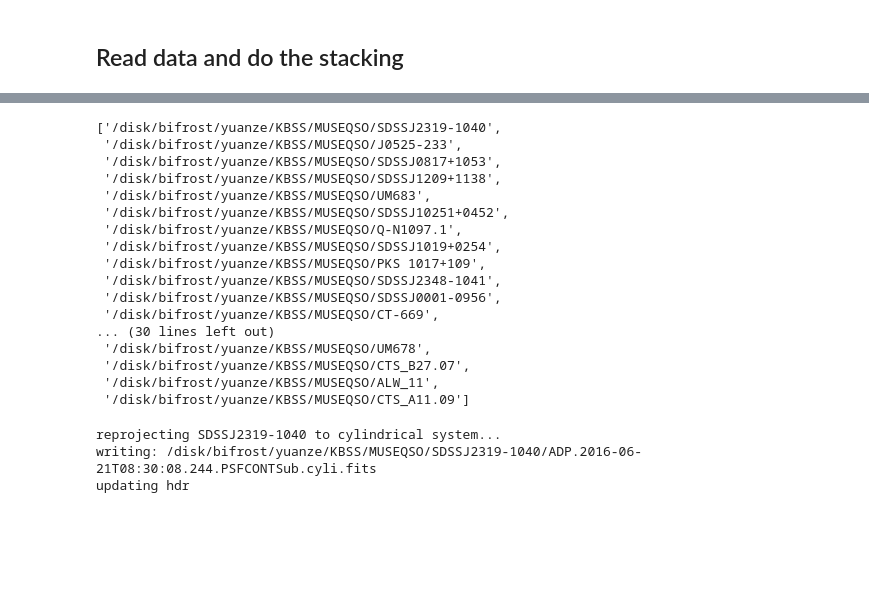
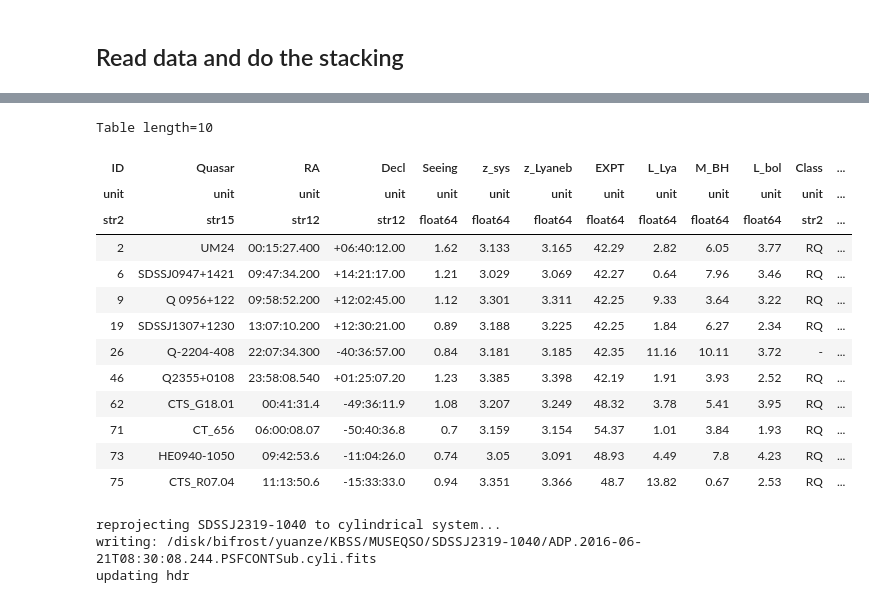
Before and after one commit to yuanzeding/KBSS_DataAnalysis, a Jupyter notebook: stack_analysis/stacking_MUSE.ipynb, the cells around one changed output, grey strips where cells are left out. Drawn from its saved outputs; the diff is of its cells as text; code cells hidden in the pictures; blank space fills up the shorter version.

```diff
--- a/stack_analysis/stacking_MUSE.ipynb
+++ b/stack_analysis/stacking_MUSE.ipynb
@@ -798,23 +797,20 @@ Table length=1
 # %%
-all_directories
+tab
 # %% [output]
-['/disk/bifrost/yuanze/KBSS/MUSEQSO/SDSSJ2319-1040',
- '/disk/bifrost/yuanze/KBSS/MUSEQSO/J0525-233',
- '/disk/bifrost/yuanze/KBSS/MUSEQSO/SDSSJ0817+1053',
- '/disk/bifrost/yuanze/KBSS/MUSEQSO/SDSSJ1209+1138',
- '/disk/bifrost/yuanze/KBSS/MUSEQSO/UM683',
- '/disk/bifrost/yuanze/KBSS/MUSEQSO/SDSSJ10251+0452',
- '/disk/bifrost/yuanze/KBSS/MUSEQSO/Q-N1097.1',
- '/disk/bifrost/yuanze/KBSS/MUSEQSO/SDSSJ1019+0254',
- '/disk/bifrost/yuanze/KBSS/MUSEQSO/PKS 1017+109',
- '/disk/bifrost/yuanze/KBSS/MUSEQSO/SDSSJ2348-1041',
- '/disk/bifrost/yuanze/KBSS/MUSEQSO/SDSSJ0001-0956',
- '/disk/bifrost/yuanze/KBSS/MUSEQSO/CT-669',
-... (30 lines left out)
- '/disk/bifrost/yuanze/KBSS/MUSEQSO/UM678',
- '/disk/bifrost/yuanze/KBSS/MUSEQSO/CTS_B27.07',
- '/disk/bifrost/yuanze/KBSS/MUSEQSO/ALW_11',
- '/disk/bifrost/yuanze/KBSS/MUSEQSO/CTS_A11.09']
+Table length=10
+| ID | Quasar | RA | Decl | Seeing | z_sys | z_Lyaneb | EXPT | L_Lya | M_BH | L_bol | Class | ... |
+| unit | unit | unit | unit | unit | unit | unit | unit | unit | unit | unit | unit | ... |
+| str2 | str15 | str12 | str12 | float64 | float64 | float64 | float64 | float64 | float64 | float64 | str2 | ... |
+| 2 | UM24 | 00:15:27.400 | +06:40:12.00 | 1.62 | 3.133 | 3.165 | 42.29 | 2.82 | 6.05 | 3.77 | RQ | ... |
+| 6 | SDSSJ0947+1421 | 09:47:34.200 | +14:21:17.00 | 1.21 | 3.029 | 3.069 | 42.27 | 0.64 | 7.96 | 3.46 | RQ | ... |
+| 9 | Q 0956+122 | 09:58:52.200 | +12:02:45.00 | 1.12 | 3.301 | 3.311 | 42.25 | 9.33 | 3.64 | 3.22 | RQ | ... |
+| 19 | SDSSJ1307+1230 | 13:07:10.200 | +12:30:21.00 | 0.89 | 3.188 | 3.225 | 42.25 | 1.84 | 6.27 | 2.34 | RQ | ... |
+| 26 | Q-2204-408 | 22:07:34.300 | -40:36:57.00 | 0.84 | 3.181 | 3.185 | 42.35 | 11.16 | 10.11 | 3.72 | - | ... |
+| 46 | Q2355+0108 | 23:58:08.540 | +01:25:07.20 | 1.23 | 3.385 | 3.398 | 42.19 | 1.91 | 3.93 | 2.52 | RQ | ... |
+| 62 | CTS_G18.01 | 00:41:31.4 | -49:36:11.9 | 1.08 | 3.207 | 3.249 | 48.32 | 3.78 | 5.41 | 3.95 | RQ | ... |
+| 71 | CT_656 | 06:00:08.07 | -50:40:36.8 | 0.7 | 3.159 | 3.154 | 54.37 | 1.01 | 3.84 | 1.93 | RQ | ... |
+| 73 | HE0940-1050 | 09:42:53.6 | -11:04:26.0 | 0.74 | 3.05 | 3.091 | 48.93 | 4.49 | 7.8 | 4.23 | RQ | ... |
+| 75 | CTS_R07.04 | 11:13:50.6 | -15:33:33.0 | 0.94 | 3.351 | 3.366 | 48.7 | 13.82 | 0.67 | 2.53 | RQ | ... |
 # %%
 #reload(kcwi_tools)
 #Deprecated: I have a MPI version in /MUSEQSO/scripts
```
Also changed, not shown: parts of 2 cells of this notebook, 2 other files.
